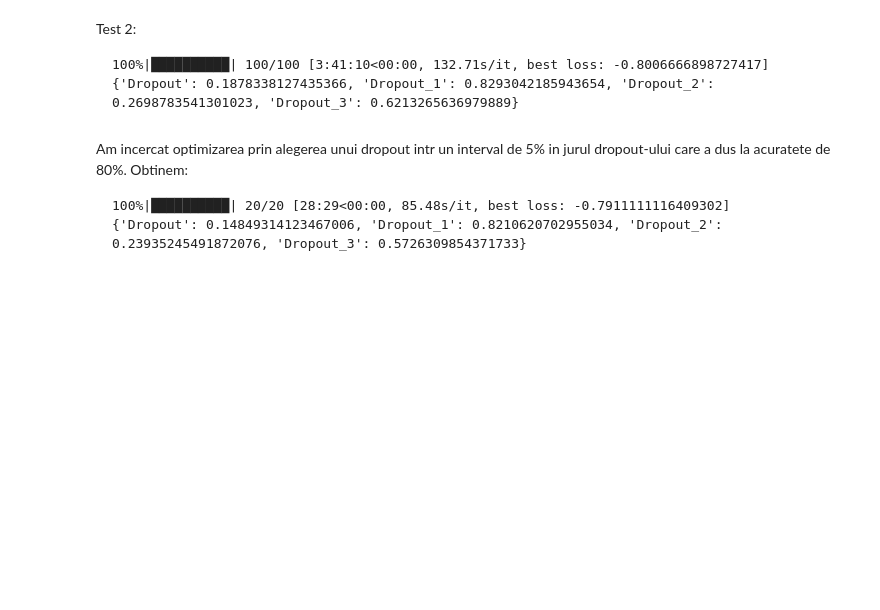
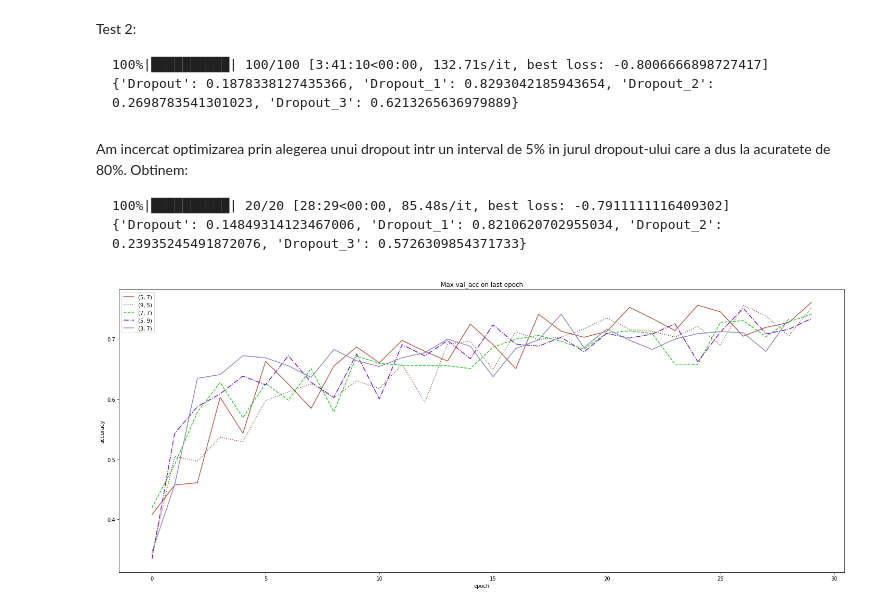
Before and after one commit to andrei-micuda/ML-Labs-2021, a Jupyter notebook: CT-Scan/CT_Scan.ipynb, the cells around one changed output. Drawn from its saved outputs; the diff is of its cells as text; code cells hidden in the pictures; blank space fills up the shorter version.

````diff
--- a/CT-Scan/CT_Scan.ipynb
+++ b/CT-Scan/CT_Scan.ipynb
@@ -696,14 +723,34 @@ Am incercat optimizarea prin alegerea unui dropout intr un interval de 5% in jur
 {'Dropout': 0.14849314123467006, 'Dropout_1': 0.8210620702955034, 'Dropout_2': 0.23935245491872076, 'Dropout_3': 0.5726309854371733}
 ```
 # %%
+import pprint
 kernels = [3, 5, 7, 9, 11]
 # kernels = [3, 5]
 
 kernel_combinations = [(a, b) for a in kernels for b in kernels]
 
 model_patterns = [
             f"CL32C{k1}V~CL32C{k1}V~BN~P2~DO18 -> CL64C{k2}V~CL64C{k2}V~BN~P2~DO82 -> F -> D512~DO26 -> D256~DO62 -> D3"
             for (k1, k2) in kernel_combinations
 ]
 
-model_comparison(model_patterns, 2)
+# model_comparison(model_patterns[15:25], 30)
+
+history = []
+labels = []
+for i, model_pattern in enumerate(model_patterns):
+    try:
+        history.append(pickle.load(open(f'{model_pattern}.pickle', "rb")))
+        labels.append(str(kernel_combinations[i]))
+    except:
+        continue
+
+# graph_model_comparison(history, labels)
+# history_1, labels_1 = list(zip(*sorted(list(zip(history, labels)), key=lambda x: sum(x[0]['val_accuracy']))))
+# graph_model_comparison(history_1[:5], labels_1[:5], title="Summed val_acc")
+history_2, labels_2 = list(zip(*sorted(list(zip(history, labels)), key=lambda x: -x[0]['val_accuracy'][-1])))
+graph_model_comparison(history_2[:5], labels_2[:5], title="Max val_acc on last epoch")
+# pp = pprint.PrettyPrinter(width=41, compact=True)
+# print(l[:5][1])
+# %% [output]
+[figure, added]
````
Also changed, not shown: parts of 3 cells of this notebook.
